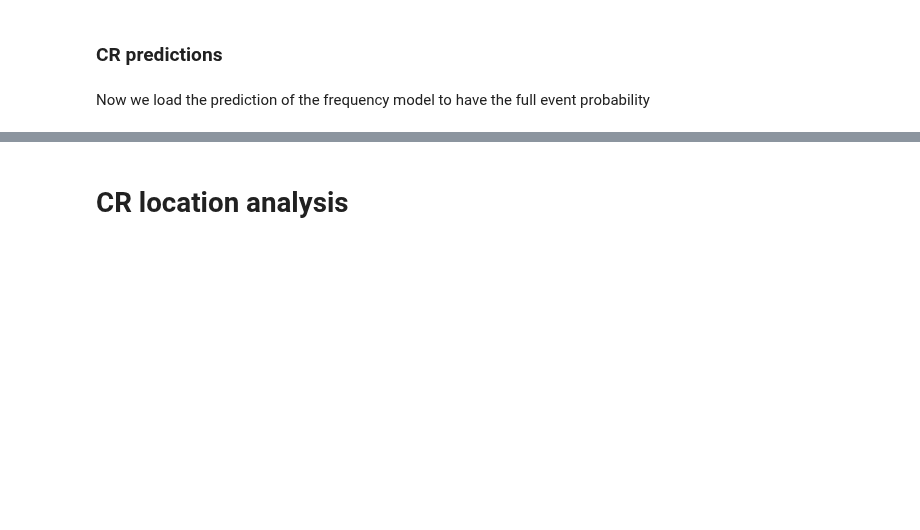
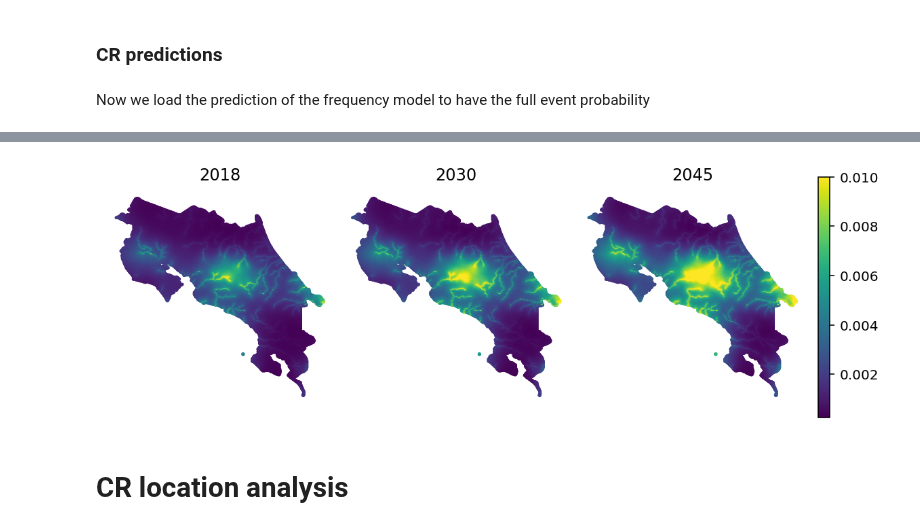
Before and after one commit to jessegrabowski/laos-climate-change, a Jupyter notebook: notebooks/final_paper/05b_geo_model_central_america.ipynb, the cells around one changed output, grey strips where cells are left out. Saved outputs shown, nothing was run; the diff lists cells and outputs as text; code cells hidden in the pictures; blank space fills up the shorter version.

```diff
--- a/notebooks/final_paper/05b_geo_model_central_america.ipynb
+++ b/notebooks/final_paper/05b_geo_model_central_america.ipynb
@@ -782,26 +787,27 @@ for var, n in zip(var_list, [0,1,2] ):
 # %%
 fig, axes = plt.subplots(1,3,figsize=(8, 5), dpi= 144 )
 axes = axes.flatten()
 
 years_plot=[ 2018, 2030, 2045]
 
 legen_list = [ False, False, True]
 
 for year, n in zip(years_plot, range(0,3) ):
     model_full_pred_country_gpd[year]['y_hat'].plot('yhat_freq' ,legend= legen_list[n], ax = axes[n]
                                     ,markersize =1.5, vmax = 0.01 ,   legend_kwds={
         "shrink": 0.5,    # scale down the colorbar (0.3–0.8 usually works well)
         "aspect": 20,     # make it thinner
     })
 
-    country_disasters_geo.plot(ax= axes[n], alpha = 0.3, c = "r", markersize =2, )[2000, 2010, 2018, 2030, 2045]
     axes[n].set_xticks([])
     axes[n].set_yticks([])
     axes[n].set_title(year)
 
 plt.subplots_adjust(top=0.9, bottom=0.1, wspace=0.3, hspace=0.2)
 # fig.savefig("figures_and_plots/results/full_model_yearly_cr.png",     bbox_inches="tight",
 #     dpi=144);
+# %% [output]
+[figure, added]
 # %% [markdown]
 # CR location analysis
 # %%
```
Also changed, not shown: parts of 6 cells of this notebook, 1 other file.
